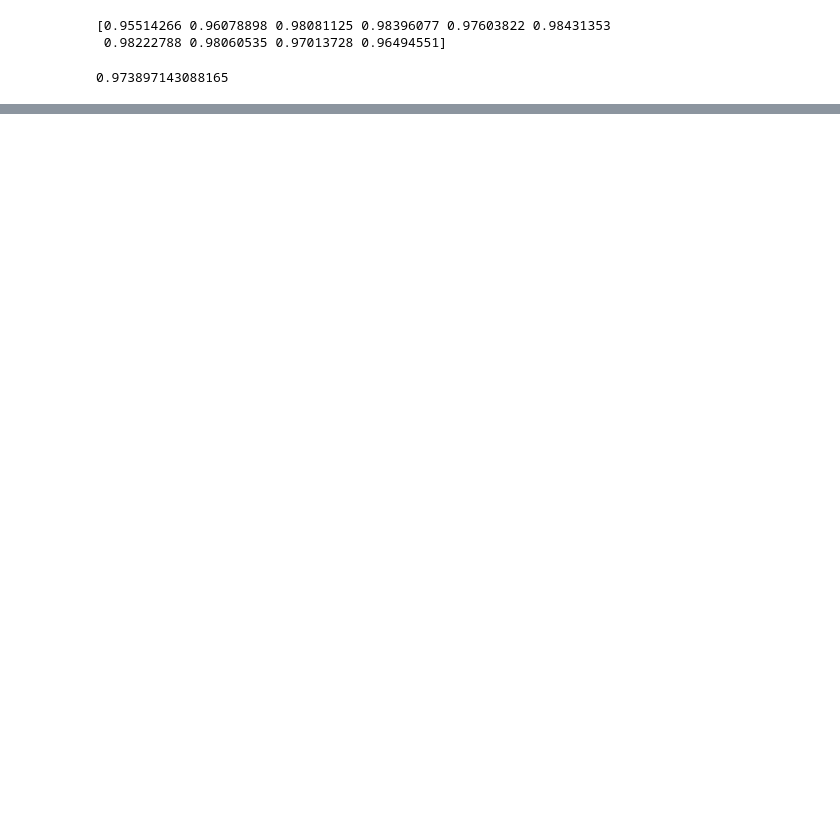
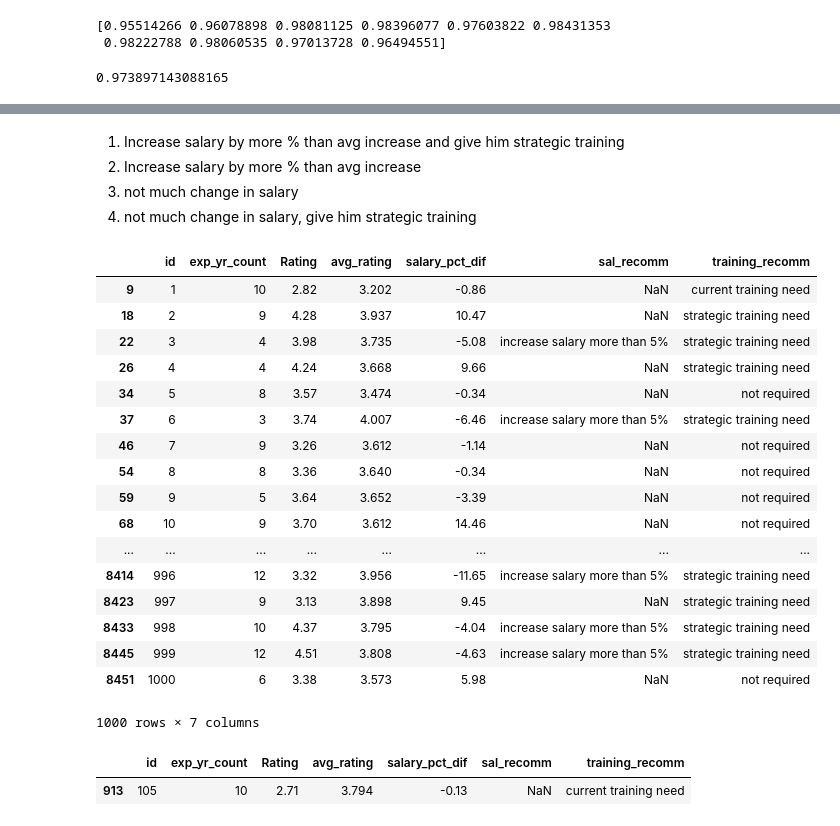
Before and after one commit to vrc-vinodh/mock-data-generation, a Jupyter notebook: prediction/salary-regression-model.ipynb, the cells around one changed output, grey strips where cells are left out. Saved outputs shown, nothing was run; the diff lists cells and outputs as text; code cells hidden in the pictures; blank space fills up the shorter version.

```diff
--- a/prediction/salary-regression-model.ipynb
+++ b/prediction/salary-regression-model.ipynb
@@ -133,0 +182,3 @@ print(cv_results)
+# %%
+avg_rating = pd.read_csv('avg-rating.csv', index_col=0)
+avg_rating.head()
@@ -133,0 +193,44 @@ print(cv_results)
+# %%
+totalpredic = pd.merge(model ,avg_rating,on='id')
+# %% [markdown]
+1. Increase salary by more % than avg increase and give him strategic training
+2. Increase salary by more % than avg increase
+3. not much change in salary
+4. not much change in salary, give him strategic training
+# %%
+#regarding salary recommendation
+totalpredic['salary_recommendation'] = 'no change'
+totalpredic.loc[(totalpredic.salary_pct_dif < -8 ) & (totalpredic.Rating >= 3.4), 'sal_recomm'] = 'increase salary more than 5%'
+totalpredic.loc[(totalpredic.salary_pct_dif < -4 ) & (totalpredic.Rating >= 3.4), 'sal_recomm'] = 'increase salary more than 3%'
+totalpredic.loc[(totalpredic.salary_pct_dif < -8 ) & (totalpredic.avg_rating >= 3.6), 'sal_recomm'] = 'increase salary more than 10%'
+totalpredic.loc[(totalpredic.salary_pct_dif < -4 ) & (totalpredic.avg_rating >= 3.6), 'sal_recomm'] = 'increase salary more than 5%'
+
+#regarding training recommendation
+totalpredic['training_recomm'] = 'not required'
+totalpredic.loc[(totalpredic.Rating <= 2.9), 'training_recomm'] = 'current training need'
+totalpredic.loc[(totalpredic.Rating >= 3.8) | (totalpredic.avg_rating >= 3.8), 'training_recomm'] = 'strategic training need'
+# %%
+model = totalpredic[['exp_yr_count','Rating','avg_rating','salary_pct_dif','sal_recomm','training_recomm']]
+model = model.reset_index()
+# %%
+model_recommendation = model.drop_duplicates(subset='id', keep='last')
+model_recommendation
+# %% [output]
+|  | id | exp_yr_count | Rating | avg_rating | salary_pct_dif | sal_recomm | training_recomm |
+| 9 | 1 | 10 | 2.82 | 3.202 | -0.86 | NaN | current training need |
+| 18 | 2 | 9 | 4.28 | 3.937 | 10.47 | NaN | strategic training need |
+| 22 | 3 | 4 | 3.98 | 3.735 | -5.08 | increase salary more than 5% | strategic training need |
+| 26 | 4 | 4 | 4.24 | 3.668 | 9.66 | NaN | strategic training need |
+| 34 | 5 | 8 | 3.57 | 3.474 | -0.34 | NaN | not required |
+| 37 | 6 | 3 | 3.74 | 4.007 | -6.46 | increase salary more than 5% | strategic training need |
+| 46 | 7 | 9 | 3.26 | 3.612 | -1.14 | NaN | not required |
+| 54 | 8 | 8 | 3.36 | 3.640 | -0.34 | NaN | not required |
+| 59 | 9 | 5 | 3.64 | 3.652 | -3.39 | NaN | not required |
+| 68 | 10 | 9 | 3.70 | 3.612 | 14.46 | NaN | not required |
+| ... | ... | ... | ... | ... | ... | ... | ... |
+| 8414 | 996 | 12 | 3.32 | 3.956 | -11.65 | increase salary more than 5% | strategic training need |
+| 8423 | 997 | 9 | 3.13 | 3.898 | 9.45 | NaN | strategic training need |
+| 8433 | 998 | 10 | 4.37 | 3.795 | -4.04 | increase salary more than 5% | strategic training need |
+| 8445 | 999 | 12 | 4.51 | 3.808 | -4.63 | increase salary more than 5% | strategic training need |
+| 8451 | 1000 | 6 | 3.38 | 3.573 | 5.98 | NaN | not required |
+1000 rows × 7 columns
@@ -133,0 +241,5 @@ print(cv_results)
+# %%
+recommendation_id(105)
+# %% [output]
+|  | id | exp_yr_count | Rating | avg_rating | salary_pct_dif | sal_recomm | training_recomm |
+| 913 | 105 | 10 | 2.71 | 3.794 | -0.13 | NaN | current training need |
```
Also changed, not shown: parts of 15 cells of this notebook.
